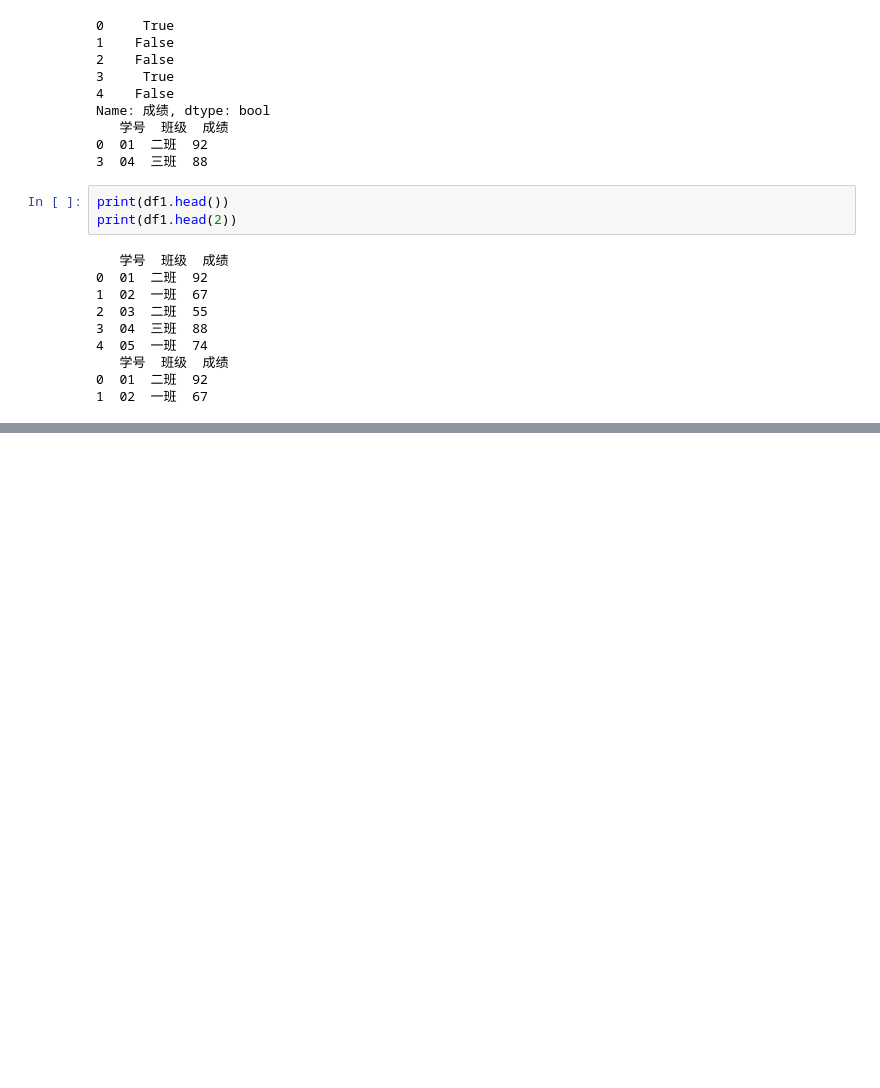
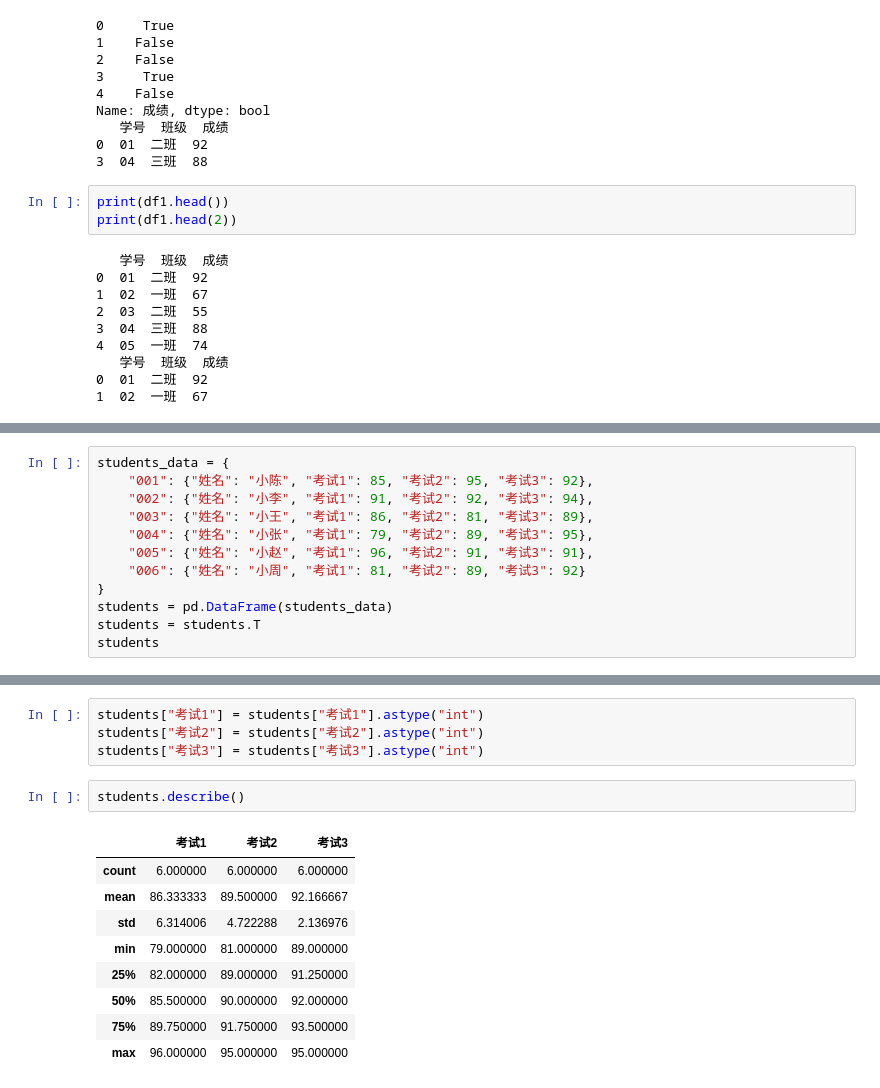
Before and after one commit to BocaiheDabaicai/data_analyze, a Jupyter notebook: data_analyze/pandas_analyze.ipynb, the cells around one changed output, grey strips where cells are left out. Saved outputs shown, nothing was run; the diff lists cells and outputs as text; blank space fills up the shorter version.

```diff
--- a/data_analyze/pandas_analyze.ipynb
+++ b/data_analyze/pandas_analyze.ipynb
@@ -212,0 +445,12 @@ print(df1.head(2))
+# %%
+students_data = {
+    "001": {"姓名": "小陈", "考试1": 85, "考试2": 95, "考试3": 92},
+    "002": {"姓名": "小李", "考试1": 91, "考试2": 92, "考试3": 94},
+    "003": {"姓名": "小王", "考试1": 86, "考试2": 81, "考试3": 89},
+    "004": {"姓名": "小张", "考试1": 79, "考试2": 89, "考试3": 95},
+    "005": {"姓名": "小赵", "考试1": 96, "考试2": 91, "考试3": 91},
+    "006": {"姓名": "小周", "考试1": 81, "考试2": 89, "考试3": 92}
+}
+students = pd.DataFrame(students_data)
+students = students.T
+students
@@ -212,0 +527,16 @@ print(df1.head(2))
+# %%
+students["考试1"] = students["考试1"].astype("int")
+students["考试2"] = students["考试2"].astype("int")
+students["考试3"] = students["考试3"].astype("int")
+# %%
+students.describe()
+# %% [output]
+|  | 考试1 | 考试2 | 考试3 |
+| count | 6.000000 | 6.000000 | 6.000000 |
+| mean | 86.333333 | 89.500000 | 92.166667 |
+| std | 6.314006 | 4.722288 | 2.136976 |
+| min | 79.000000 | 81.000000 | 89.000000 |
+| 25% | 82.000000 | 89.000000 | 91.250000 |
+| 50% | 85.500000 | 90.000000 | 92.000000 |
+| 75% | 89.750000 | 91.750000 | 93.500000 |
+| max | 96.000000 | 95.000000 | 95.000000 |
```
Also changed, not shown: parts of 25 cells of this notebook, 1 other file.
